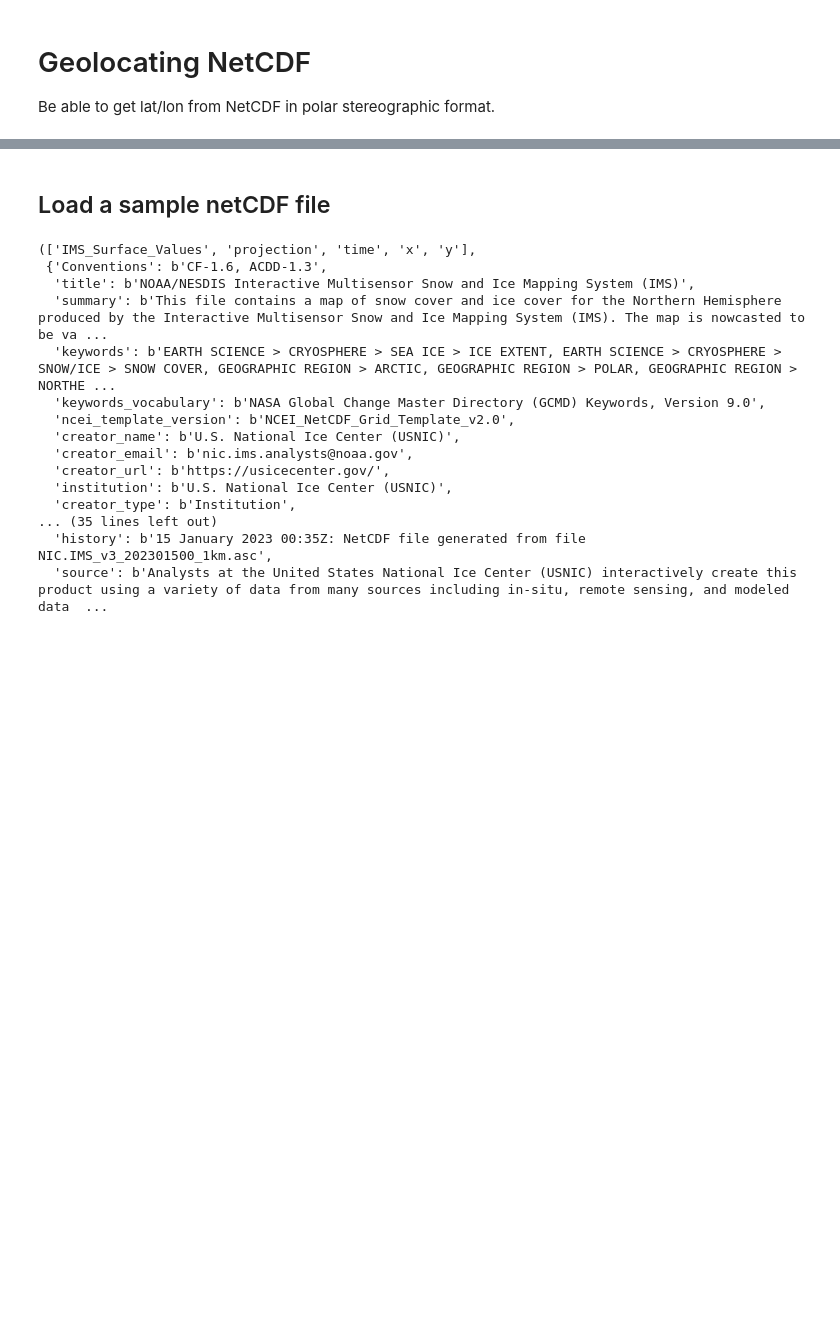
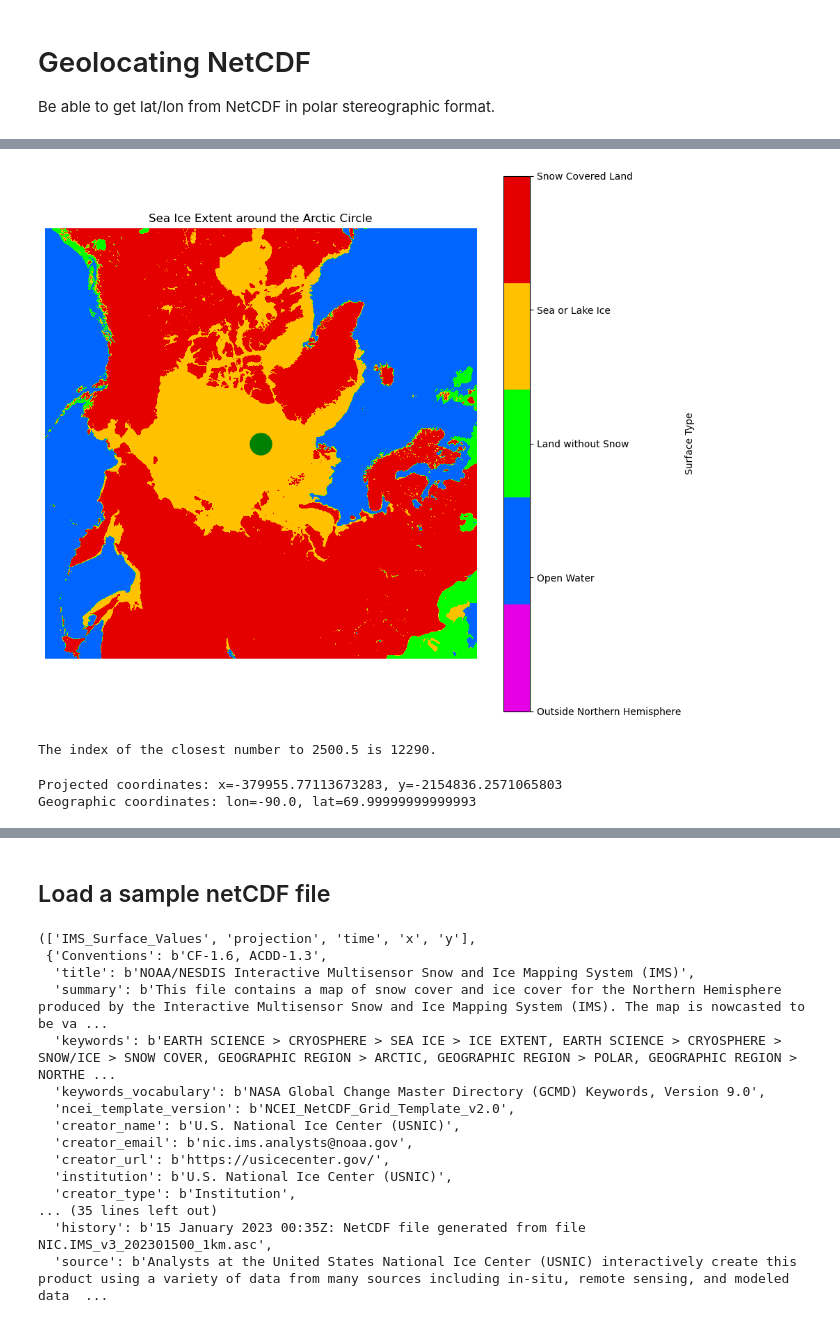
Before and after one commit to NOAA-HES-Capstone/icedyno, a Jupyter notebook: workspaces/julieanna/ims_latlong.ipynb, the cells around one changed output, grey strips where cells are left out. Cells and saved outputs as stored; diff of their text form; code cells hidden in the pictures; blank space fills up the shorter version.

```diff
--- a/workspaces/julieanna/ims_latlong.ipynb
+++ b/workspaces/julieanna/ims_latlong.ipynb
@@ -68,5 +70,5 @@ array([-12287500., -12286500., -12285500., ...,  12285500.,  12286500.,
 # %%
-def plot_sie(sie: np.array):
+def plot_sie(sie: np.array, marker: tuple):
     colors = ["#E500E5", "#0066FF", "#01FF00", "#FFC100", "#E50000"]
     cmap = ListedColormap(colors, name="custom_colormap", N=len(colors))
 
@@ -88,5 +90,66 @@ def plot_sie(sie: np.array):
         ]
     )
     cbar.set_label("Surface Type")
+    if marker:
+        plt.scatter(marker[0], marker[1], s=500, c="green", marker="o")
 
     plt.show()
+# %%
+file_path = "../../data/netcdf/2024/masie_all_r00_v01_2024016_1km.nc"  # masie_all_r00_v01_2023364_1km.nc'
+file_path = "/home/bacon/Downloads/ims2023015_1km_v1.3.nc"
+file_path = "../../data/ims_netcdf_1km_cropped_4_000_000km_window/2015/ims2015001_1km_v1.3_grid4000.nc"
+with h5py.File(file_path, "r") as file:
+    keys = list(file.keys())
+    attributes = dict(file.attrs)
+    # sie = file["sea_ice_extent"][:]
+    sie = file["IMS_Surface_Values"][:]
+    x_coords = file["x"][:]
+    y_coords = file["y"][:]
+    polar = file["projection"][()]
+# %%
+plot_sie(sie[0], marker=(4000, 4000))
+# %% [output]
+[figure, added]
+# %%
+def find_closest_index_in_grid(target, coordinates):
+    """Given a target coordinate in projected coordinates (x or y) and the list of coordinates, return the index of the closest number in the coordinates."""
+    assert np.allclose(coordinates % 1000, 500)
+    start = coordinates[
+        0
+    ]  # Assume that the first element of coordinates is the minimum number in the list # -12287500.0
+    # Define the step size
+    grid_resolution = 1000  # meters
+
+    # Calculate the index of the closest number
+    index = int((target - start) // grid_resolution)
+
+    # If the solution is correct, the target and the found value should never be more than the grid_resolution apart.
+    assert abs(coordinates[index] - target) < grid_resolution
+    return index
+
+
+target_float = 2500.5
+index = find_closest_index_in_grid(target_float, y_coords)
+print(f"The index of the closest number to {target_float} is {index}.")
+# %% [output]
+The index of the closest number to 2500.5 is 12290.
+# %%
+from pyproj import Proj, transform
+
+# Define the projection using the Proj4 string
+proj = Proj(
+    "+proj=stere +lat_0=90 +lat_ts=70 +lon_0=-80 +k=1 +x_0=0 +y_0=0 +a=6378137 +b=6356257 +units=m +no_defs",
+)
+lon, lat = -90, 70
+
+# Convert geographic coordinates to projection coordinates (x, y)
+x, y = proj(lon, lat)
+
+print(f"Projected coordinates: x={x}, y={y}")
+
+# To go the other way, from projection coordinates to geographic coordinates:
+lon, lat = proj(x, y, inverse=True)
+print(f"Geographic coordinates: lon={lon}, lat={lat}")
+# %% [output]
+Projected coordinates: x=-379955.77113673283, y=-2154836.2571065803
+Geographic coordinates: lon=-90.0, lat=69.99999999999993
```
Also changed, not shown: parts of 25 cells of this notebook, 1 other file.
